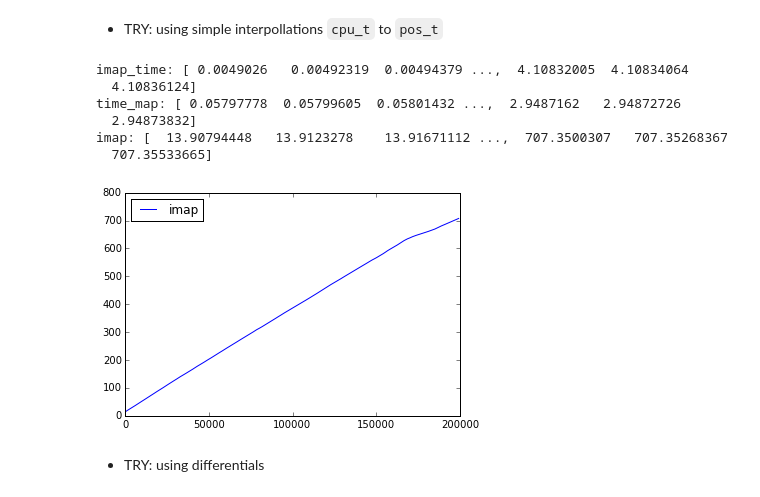
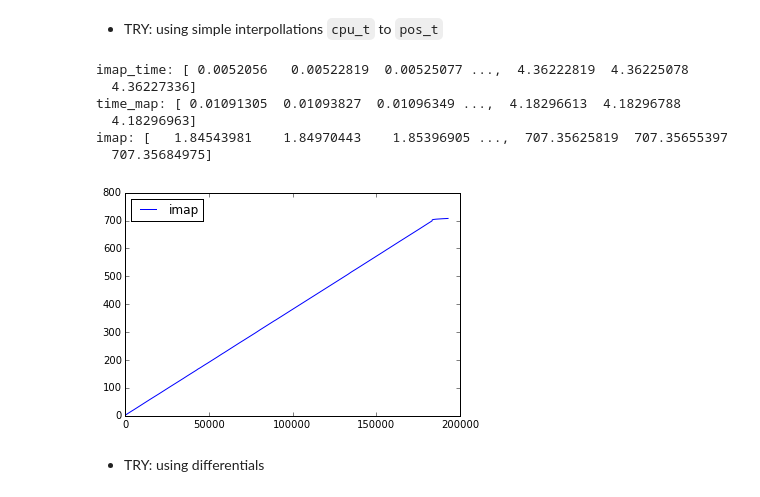
Before and after one commit to marcevrard/pyCalliphony, a Jupyter notebook: py_calliphony.ipynb, the cells around one changed output. Drawn from its saved outputs; the diff is of its cells as text; code cells hidden in the pictures.

```diff
--- a/py_calliphony.ipynb
+++ b/py_calliphony.ipynb
@@ -94,7 +95,11 @@ len(wav_in[1])
 Extract relative time from CPU time
 # %%
 coord_time = coord_df['cpu_time'] - coord_df.iloc[0]['cpu_time']
-coord_df.insert(1, 'time', coord_time/1000)  # Insert in df after cpu_time column (and express in s (from ms))
+coord_df.insert(1, 'time', coord_time/1000)  # Insert in df after cpu_time column (ms > s)
+
+coord_df.insert(2, 'new_pos', np.round(coord_df['time']*FS))  # Insert in df after cpu_time column (ms > s)
+
+coord_df['time'] *= FS_ERROR_CORR  # **Wrong FS**
 # %%
 coord_df[-5:]
 # %% [output]
@@ -120,15 +125,15 @@ OUT min: 0.0 OUT max: 4.108375
 Smooth time and f0 curves
 # %%
 coord_df['time_smooth'] = savitzky_golay(np.array(coord_df['time']), window_size=21, order=2)
-coord_df['pos_smooth'] = savitzky_golay(np.array(coord_df['position']), window_size=21, order=2)
+coord_df['pos_smooth'] = savitzky_golay(np.array(coord_df['time_raw_pos']), window_size=21, order=2)
 coord_df['f0_smooth'] = savitzky_golay(np.array(coord_df['f0']), window_size=21, order=2)
 
-# plt.plot(coord_df['time'], coord_df['position'], coord_df['time_smooth'], coord_df['pos_smooth'])
-# plt.legend(['position', 'position_smooth'], loc='best')
+# plt.plot(coord_df['time'], coord_df['time_raw_pos'], coord_df['time_smooth'], coord_df['pos_smooth'])
+# plt.legend(['time_raw_pos', 'position_smooth'], loc='best')
 plt.plot(coord_df['time'], coord_df['f0'], coord_df['time_smooth'], coord_df['f0_smooth'])
 plt.legend(['f0', 'f0_smooth'], loc='best');
 plt.show();
-plt.plot(coord_df['time'], coord_df['position']);
+plt.plot(coord_df['time'], coord_df['time_raw_pos']);
 plt.plot(coord_df['time_smooth'], coord_df['pos_smooth']);
 print("Number of elements:", len(coord_df['time']))
 print("IN min:", np.min(coord_df['pos_smooth']), "IN max:", np.max(coord_df['pos_smooth']))
@@ -187,7 +193,8 @@ Set the number of elements in the imap vector according to the total length of t
 # imap_idx = np.arange(start=1, stop=num_frames, step=1/frame_points)
 # num_imap_idxs = int(num_frames*frame_points*(time_max/pos_max))
 # %%
-target_frame_points_avg = round(frame_points * (time_max/pos_max))
+# target_frame_points_avg = round(frame_points * (time_max/pos_max))
+target_frame_points_avg = frame_points * (time_max/pos_max)
 
 print('global time ratio:', time_max/pos_max)
 print('target_frame_points_avg:', target_frame_points_avg)
@@ -197,7 +204,7 @@ target_frame_points_avg: 282.0
 # %%
 # imap_idx = np.arange(start=1, stop=num_imap_idxs+1)
 # %%
-imap_idx = np.arange(start=1, stop=num_frames, step=1/target_frame_points_avg/(44.1/48)**2)  # **CORRECT WRONG FS**
+imap_idx = np.arange(start=1, stop=num_frames, step=1 / (target_frame_points_avg)) #*FS_ERROR_CORR))  # **WRONG FS**
 # imap_time = imap_idx / num_frames * pos_max / 1.000001    # FIXME: eps val > avoid rounding problem in interpol
 
 print('imap_idx:', imap_idx)
@@ -220,25 +227,25 @@ Apply the interpollation to the imap vector
 # %%
 imap_time = imap_idx / num_frames * time_max
 print('imap_time:', imap_time)
 
 # time_interp_fct = interpolate.interp1d(coord_df['time_smooth'], coord_df['pos_smooth'], 'linear')
 # time_map = time_interp_fct(imap_time)
-time_map = np.interp(x=imap_time, xp=coord_df['time_smooth'], fp=coord_df['pos_smooth']*(44.1/48)**2)  # **CORRECT WRONG FS**
+time_map = np.interp(x=imap_time, xp=coord_df['time_smooth'], fp=coord_df['pos_smooth'])
 print('time_map:', time_map)
 
-imap = time_map * num_frames / pos_max                       # normalize max value to total number of frames
+imap = time_map * num_frames / pos_max * FS_ERROR_CORR**2  # **WRONG FS**  # normalize max value to total number of frames
 print('imap:', imap)
 
 plt.plot(imap)
 plt.legend(['imap'], loc='best');
 # %% [output]
-imap_time: [ 0.0049026   0.00492319  0.00494379 ...,  4.10832005  4.10834064
-  4.10836124]
-time_map: [ 0.05797778  0.05799605  0.05801432 ...,  2.9487162   2.94872726
-  2.94873832]
-imap: [  13.90794448   13.9123278    13.91671112 ...,  707.3500307   707.35268367
-  707.35533665]
+imap_time: [ 0.0052056   0.00522819  0.00525077 ...,  4.36222819  4.36225078
+  4.36227336]
+time_map: [ 0.01091305  0.01093827  0.01096349 ...,  4.18296613  4.18296788
+  4.18296963]
+imap: [   1.84543981    1.84970443    1.85396905 ...,  707.35625819  707.35655397
+  707.35684975]
-[figure, old version]
+[figure, new version]
 # %% [markdown]
 * TRY: using differentials
 # %%
```
Also changed, not shown: parts of 12 cells of this notebook, 1 other file.
